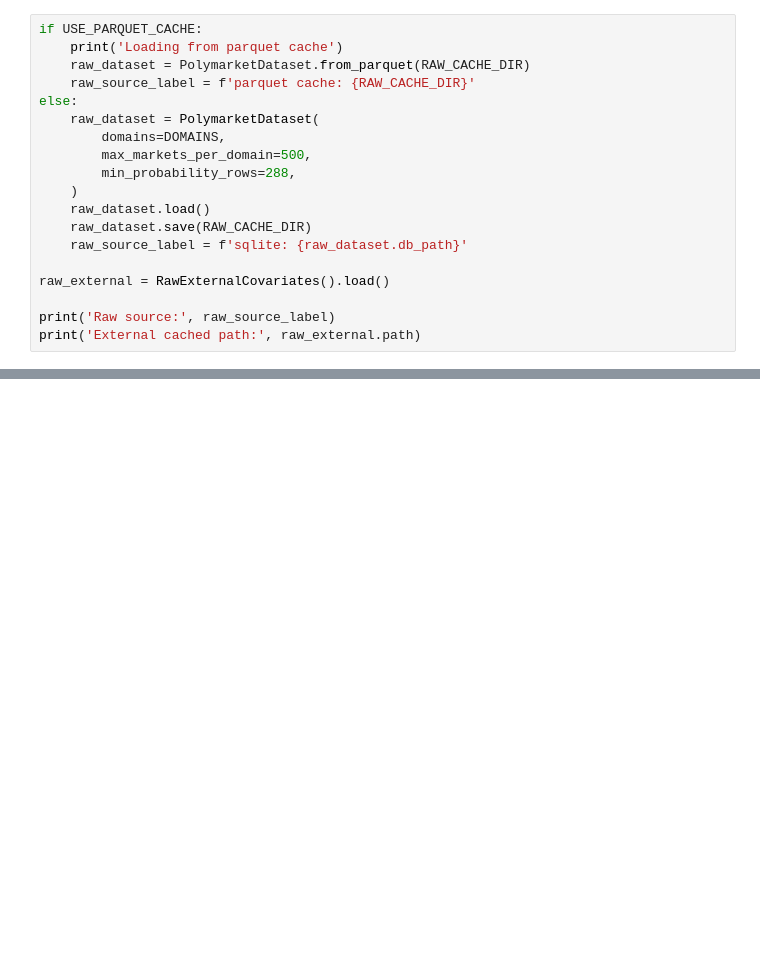
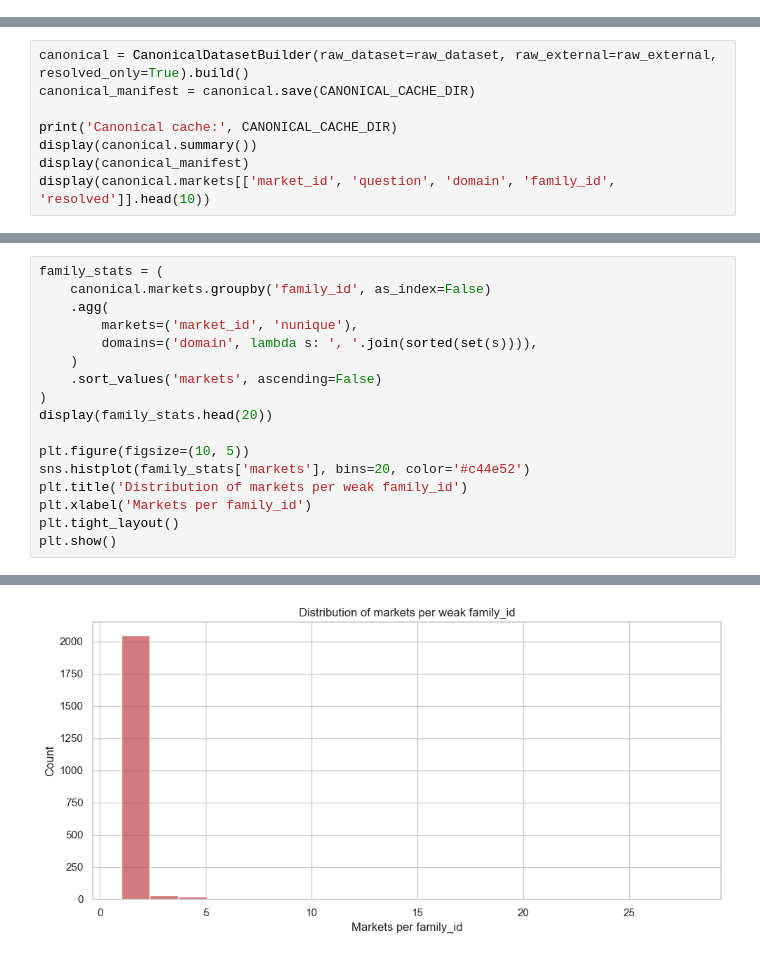
Before and after one commit to sneddy/polymarket_research, a Jupyter notebook: research_notebooks/0_data_layers.ipynb, the cells around one changed output, grey strips where cells are left out. Drawn from its saved outputs; the diff is of its cells as text; blank space fills up the shorter version.

```diff
--- a/research_notebooks/0_data_layers.ipynb
+++ b/research_notebooks/0_data_layers.ipynb
@@ -141,19 +0,0 @@ raw_dataset.save(RAW_CACHE_DIR)
-# %%
-if USE_PARQUET_CACHE:
-    print('Loading from parquet cache')
-    raw_dataset = PolymarketDataset.from_parquet(RAW_CACHE_DIR)
-    raw_source_label = f'parquet cache: {RAW_CACHE_DIR}'
-else:
-    raw_dataset = PolymarketDataset(
-        domains=DOMAINS,
-        max_markets_per_domain=500,
-        min_probability_rows=288,
-    )
-    raw_dataset.load()
-    raw_dataset.save(RAW_CACHE_DIR)
-    raw_source_label = f'sqlite: {raw_dataset.db_path}'
-
-raw_external = RawExternalCovariates().load()
-
-print('Raw source:', raw_source_label)
-print('External cached path:', raw_external.path)
@@ -934,0 +320,8 @@ plt.show()
+# %%
+canonical = CanonicalDatasetBuilder(raw_dataset=raw_dataset, raw_external=raw_external, resolved_only=True).build()
+canonical_manifest = canonical.save(CANONICAL_CACHE_DIR)
+
+print('Canonical cache:', CANONICAL_CACHE_DIR)
+display(canonical.summary())
+display(canonical_manifest)
+display(canonical.markets[['market_id', 'question', 'domain', 'family_id', 'resolved']].head(10))
@@ -934,0 +353,18 @@ plt.show()
+# %%
+family_stats = (
+    canonical.markets.groupby('family_id', as_index=False)
+    .agg(
+        markets=('market_id', 'nunique'),
+        domains=('domain', lambda s: ', '.join(sorted(set(s)))),
+    )
+    .sort_values('markets', ascending=False)
+)
+display(family_stats.head(20))
+
+plt.figure(figsize=(10, 5))
+sns.histplot(family_stats['markets'], bins=20, color='#c44e52')
+plt.title('Distribution of markets per weak family_id')
+plt.xlabel('Markets per family_id')
+plt.tight_layout()
+plt.show()
+# %% [output]
@@ -934,0 +388 @@ plt.show()
+[figure, added]
```
Also changed, not shown: parts of 69 cells of this notebook, 45 other files.
